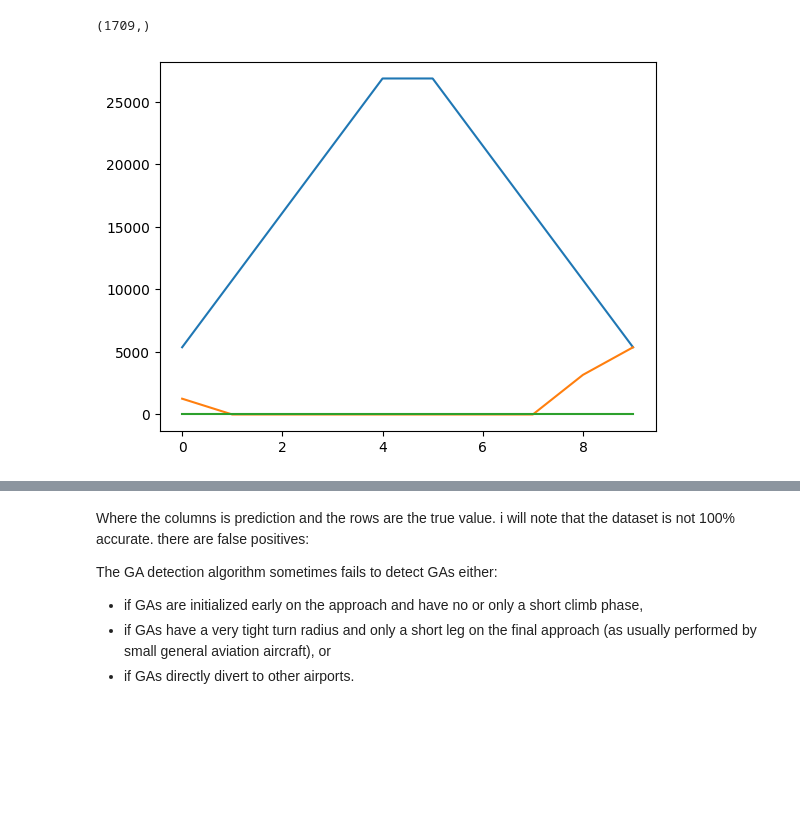
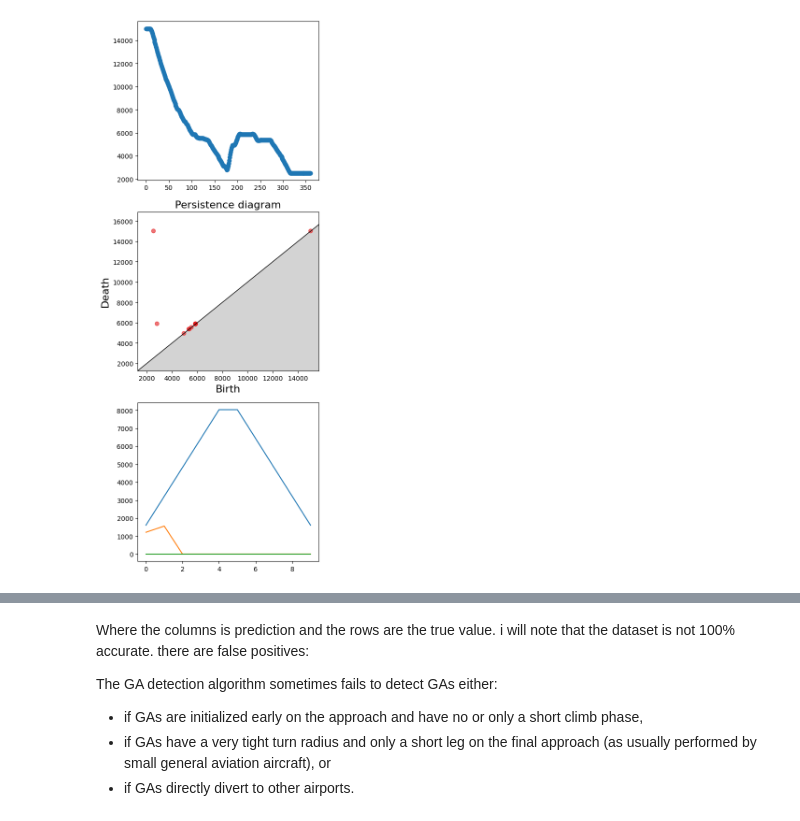
Before and after one commit to tobbensol/masters-thesis, a Jupyter notebook: cyclic dataset pediction.ipynb, the cells around one changed output, grey strips where cells are left out. Saved outputs shown, nothing was run; the diff lists cells and outputs as text; code cells hidden in the pictures; blank space fills up the shorter version.

```diff
--- a/cyclic dataset pediction.ipynb
+++ b/cyclic dataset pediction.ipynb
@@ -34,7 +49,7 @@ without_GA_labels = np.zeros(len(without_GA_flights))
 flights = with_GA_flights + without_GA_flights
 labels = np.concatenate((with_GA_labels, without_GA_labels))
 
-trees, paths = flight_pers(flights)
+persistence, paths = flight_pers(flights)
 sub_persistence, sub_paths = sublevelset_persistence(flights)
 # %%
 from tqdm import tqdm
@@ -65,26 +82,36 @@ landscape = Landscape(resolution=resolution, num_landscapes=n_landscapes)
 landscapes = []
 sub_landscapes = []
 
-for i in trees:
-    landscapes.append(landscape.fit_transform([i.persistence_intervals_in_dimension(1)]))
+baseline = np.array(baseline)
+for i in persistence:
+    landscapes.append(landscape.fit_transform([i]))
 for i in sub_persistence:
     sub_landscapes.append(landscape.fit_transform([i]))
 
-baseline = np.array(baseline)
-
 landscapes = np.array(landscapes)
 landscapes = landscapes.reshape(landscapes.shape[0], landscapes.shape[2])
-
 sub_landscapes = np.array(sub_landscapes)
 sub_landscapes = sub_landscapes.reshape(sub_landscapes.shape[0], sub_landscapes.shape[2])
-# %%
-labels.shape
-# %% [output]
-(1709,)
 # %%
-diagram = 8
+diagram = 2
+fig, axs = plt.subplots(3, 1, figsize=(5, 15))
+
+sub = True
+
+if sub:
+    path = sub_paths[diagram]
+    pers = sub_persistence[diagram]
+    landscape = sub_landscapes[diagram]
+else:
+    path = paths[diagram]
+    pers = persistence[diagram]
+    landscape = landscapes[diagram]
+
+axs[0].scatter(path[:, 0], path[:, 1])
+gudhi.persistence_graphical_tools.plot_persistence_diagram(pers, axes=axs[1])
+
 for i in range(n_landscapes):
-    plt.plot(sub_landscapes[diagram][i*resolution:(i+1)*resolution])
+    axs[2].plot(landscape[i*resolution:(i+1)*resolution])
 # %% [output]
-[figure, old version]
+[figure, new version]
 # %%
```
Also changed, not shown: parts of 11 cells of this notebook, 4 other files.
